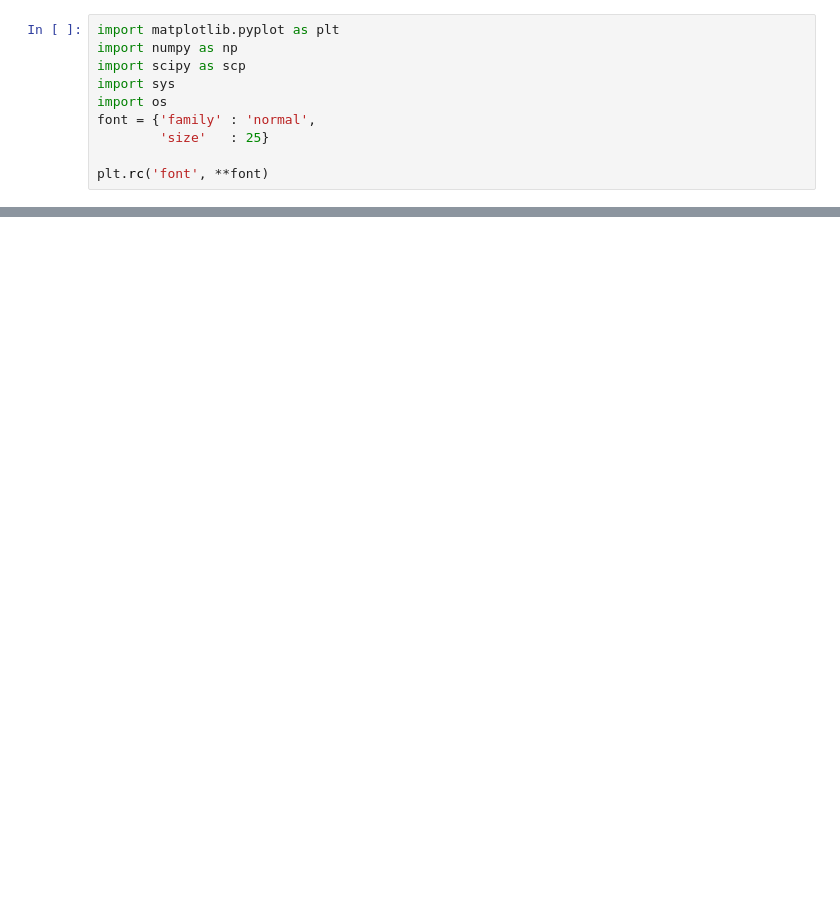
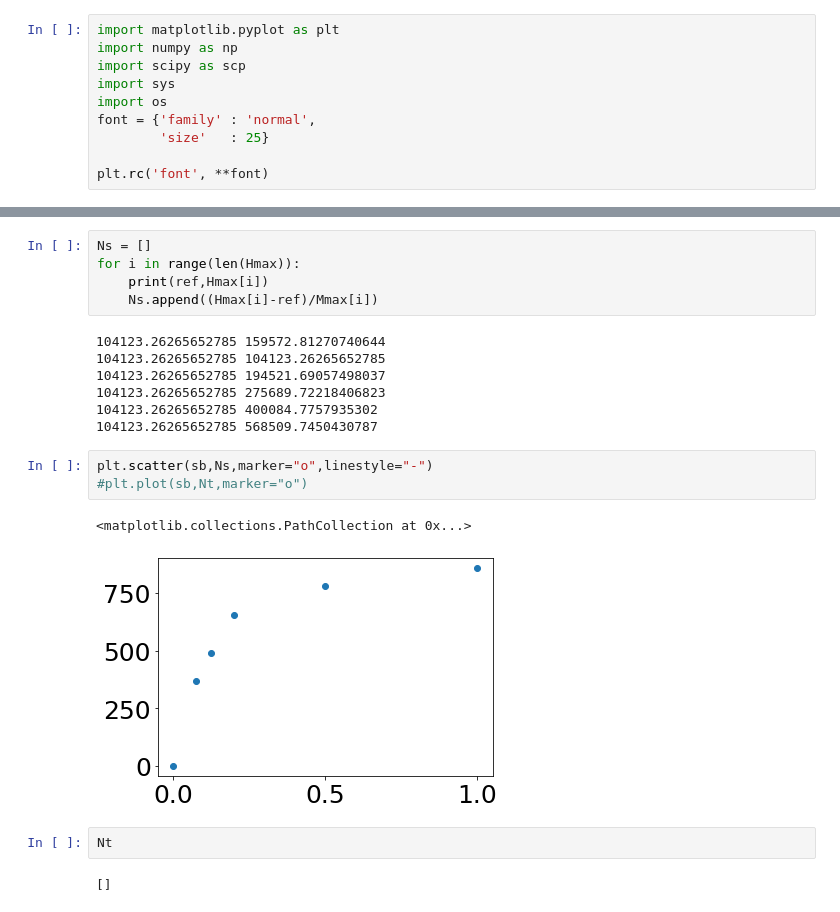
Before and after one commit to PI0nk/Praktikum-test, a Jupyter notebook: B 2.4/Measurements/Teil 4/Teil 4.ipynb, the cells around one changed output, grey strips where cells are left out. Drawn from its saved outputs; the diff is of its cells as text; blank space fills up the shorter version.

```diff
--- a/B 2.4/Measurements/Teil 4/Teil 4.ipynb
+++ b/B 2.4/Measurements/Teil 4/Teil 4.ipynb
@@ -150,0 +152,22 @@ name.split(" ")[-2]
+# %%
+Ns = []
+for i in range(len(Hmax)):
+    print(ref,Hmax[i])
+    Ns.append((Hmax[i]-ref)/Mmax[i])
+# %% [output]
+104123.26265652785 159572.81270740644
+104123.26265652785 104123.26265652785
+104123.26265652785 194521.69057498037
+104123.26265652785 275689.72218406823
+104123.26265652785 400084.7757935302
+104123.26265652785 568509.7450430787
+# %%
+plt.scatter(sb,Ns,marker="o",linestyle="-")
+#plt.plot(sb,Nt,marker="o")
+# %% [output]
+<matplotlib.collections.PathCollection at 0x...>
+[figure, added]
+# %%
+Nt
+# %% [output]
+[]
```
Also changed, not shown: parts of 6 cells of this notebook, 16 other files.
